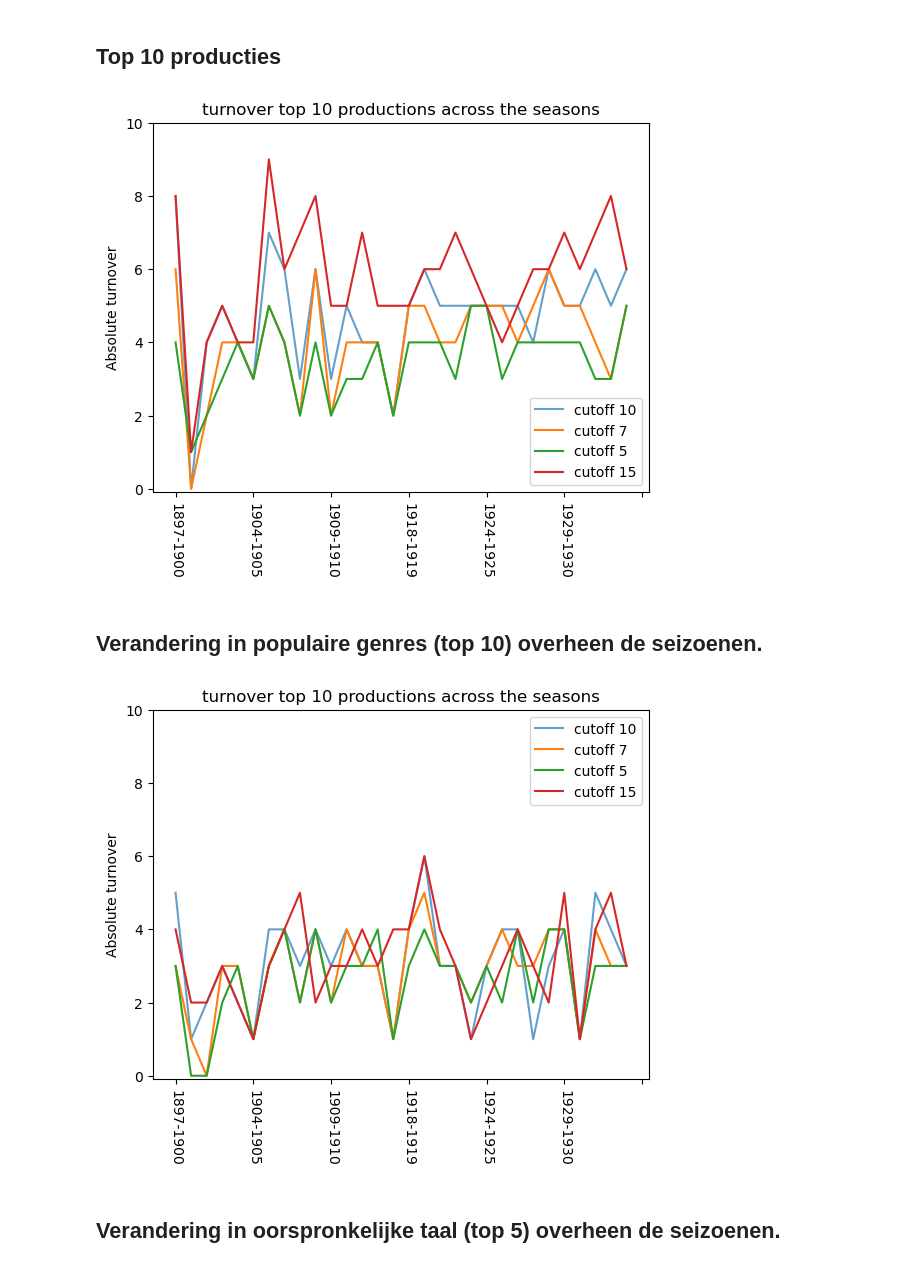
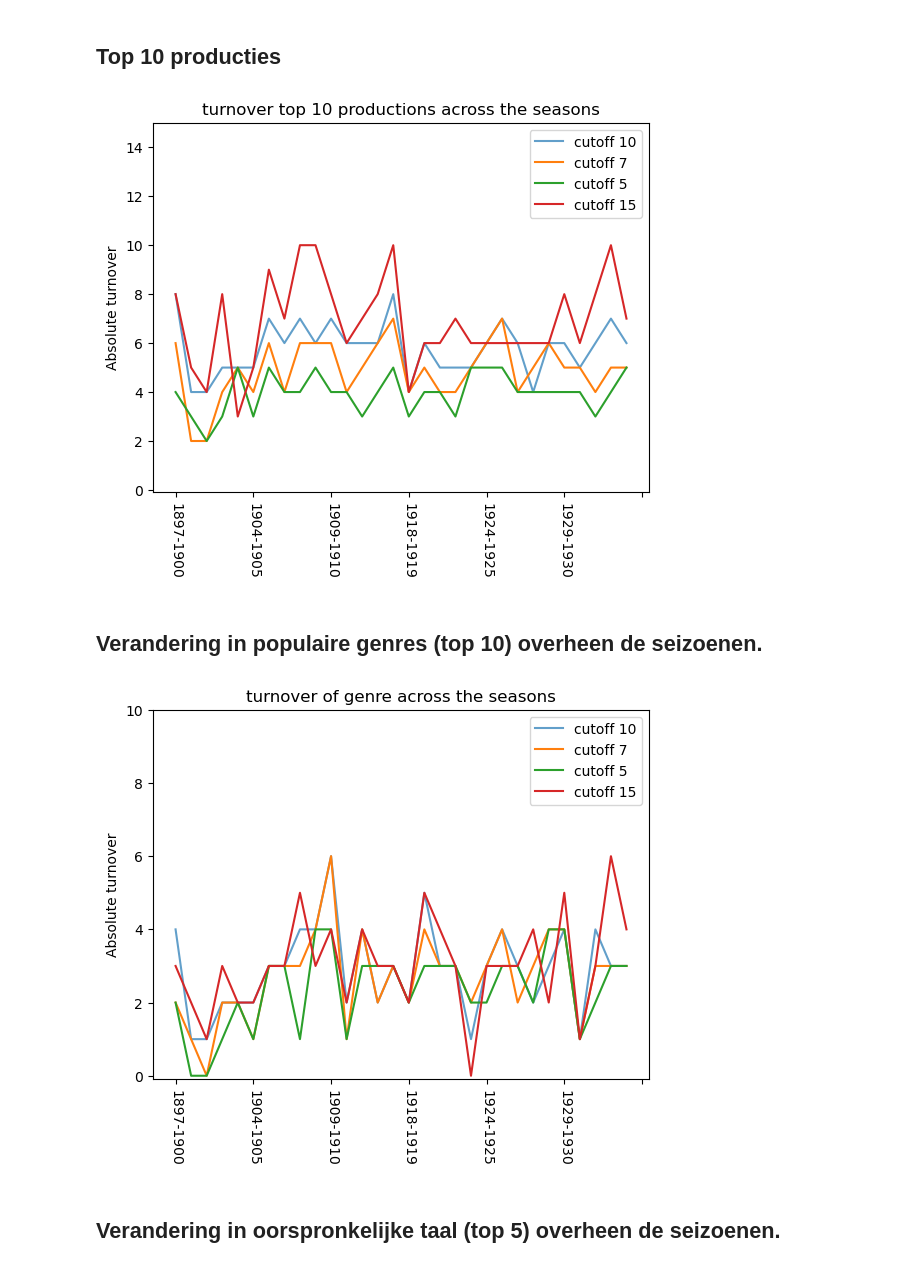
Before and after one commit to MonaDT/OPERA, a Jupyter notebook: notebooks/Turnover.ipynb, the cells around one changed output. Cells and saved outputs as stored; diff of their text form; code cells hidden in the pictures.

```diff
--- a/notebooks/Turnover.ipynb
+++ b/notebooks/Turnover.ipynb
@@ -24,9 +24,9 @@ df = df.set_index('Directie')
 # %%
-def df2ranking(df, rank_col='Directie', cutoff=10):
+def df2ranking(df, rank_col='Directors', cutoff=10):
     """Transform a data frame into a popularity index."""
     df = df.sort_values(by=rank_col, ascending=False)
     df = df.reset_index()
-    return df['Genormaliseerde titel'][:cutoff] #Genormaliseerde titel
+    return df['Normalised title'][:cutoff] #Genormaliseerde titel
 # %%
 def get_ranks(df, cutoff):
     ranks = []
@@ -68,11 +68,11 @@ ax.set_ylabel("Absolute turnover");
 # %% [markdown]
 # Verandering in genres (top 10)
 # %%
-def df2ranking(df, rank_col='Directie', cutoff=10):
+def df2ranking(df, rank_col='Directors', cutoff=10):
     """Transform a data frame into a popularity index."""
     df = df.sort_values(by=rank_col, ascending=False)
     df = df.reset_index()
-    return df['genre'][:cutoff]
+    return df['Genre'][:cutoff]
 # %%
 directie_10 = get_ranks(df, 10)
 directie_5 =  get_ranks(df, 5)
@@ -101,11 +101,11 @@ ax.set_ylabel("Absolute turnover");
 # %% [markdown]
 ## Verandering in oorspronkelijke taal (top 5)
 # %%
-def df2ranking(df, rank_col='Directie', cutoff=5):
+def df2ranking(df, rank_col='Directors', cutoff=5):
     """Transform a data frame into a popularity index."""
     df = df.sort_values(by=rank_col, ascending=False)
     df = df.reset_index()
-    return df['Oorspronkelijke taal'][:cutoff]
+    return df['Original language'][:cutoff]
 
 directie_10 = get_ranks(df, 10)
 directie_5 =  get_ranks(df, 5)
@@ -138,48 +138,48 @@ ax.set_ylabel("Absolute turnover");
 # %% [markdown]
 ## Top 10 producties
 # %%
-df = df.set_index('Collectie')
+df = df.set_index('Collection')
 # %%
-def df2ranking(df, rank_col='Collectie', cutoff=10):
+def df2ranking(df, rank_col='Collection', cutoff=10):
     """Transform a data frame into a popularity index."""
     df = df.sort_values(by=rank_col, ascending=False)
     df = df.reset_index()
-    return df['Oorspronkelijke titel'][:cutoff]
+    return df['Original title'][:cutoff]
 
 directie_10 = get_ranks(df, 10)
 directie_5 =  get_ranks(df, 5)
 directie_7 = get_ranks(df, 7)
 directie_15 = get_ranks(df, 15)
 
 
 directie_10 = turnover(directie_10)
 directie_5 = turnover(directie_5)
 directie_7 = turnover(directie_7)
 directie_15 = turnover(directie_15)
 
 
 ax = directie_10.plot(
-    style='-', ylim=(-0.1, 10), alpha=0.7,
+    style='-', ylim=(-0.1, 15), alpha=0.7,
     title='turnover top 10 productions across the seasons'
 )
 
 directie_7.plot()
 directie_5.plot()
 directie_15.plot()
 
 plt.legend(['cutoff 10','cutoff 7','cutoff 5', 'cutoff 15'])
 plt.xticks(rotation=270)
 ax.set_ylabel("Absolute turnover");
 # %% [output]
-[figure, old version]
+[figure, new version]
 # %% [markdown]
 ## Verandering in populaire genres (top 10) overheen de seizoenen.
 # %%
-def df2ranking(df, rank_col='Collectie', cutoff=10):
+def df2ranking(df, rank_col='Collection', cutoff=10):
     """Transform a data frame into a popularity index."""
     df = df.sort_values(by=rank_col, ascending=False)
     df = df.reset_index()
-    return df['genre'][:cutoff]
+    return df['Genre'][:cutoff]
 
 directie_10 = get_ranks(df, 10)
 directie_5 =  get_ranks(df, 5)
@@ -194,7 +194,7 @@ directie_15 = turnover(directie_15)
 
 ax = directie_10.plot(
     style='-', ylim=(-0.1, 10), alpha=0.7,
-    title='turnover top 10 productions across the seasons')
+    title='turnover of genre across the seasons')
 
 directie_7.plot()
 directie_5.plot()
@@ -205,7 +205,7 @@ plt.legend(['cutoff 10','cutoff 7','cutoff 5', 'cutoff 15'])
 plt.xticks(rotation=270)
 ax.set_ylabel("Absolute turnover");
 # %% [output]
-[figure, old version]
+[figure, new version]
 # %% [markdown]
 ## Verandering in oorspronkelijke taal (top 5) overheen de seizoenen.
 # %%
```
Also changed, not shown: parts of 6 cells of this notebook, 1 other file.
